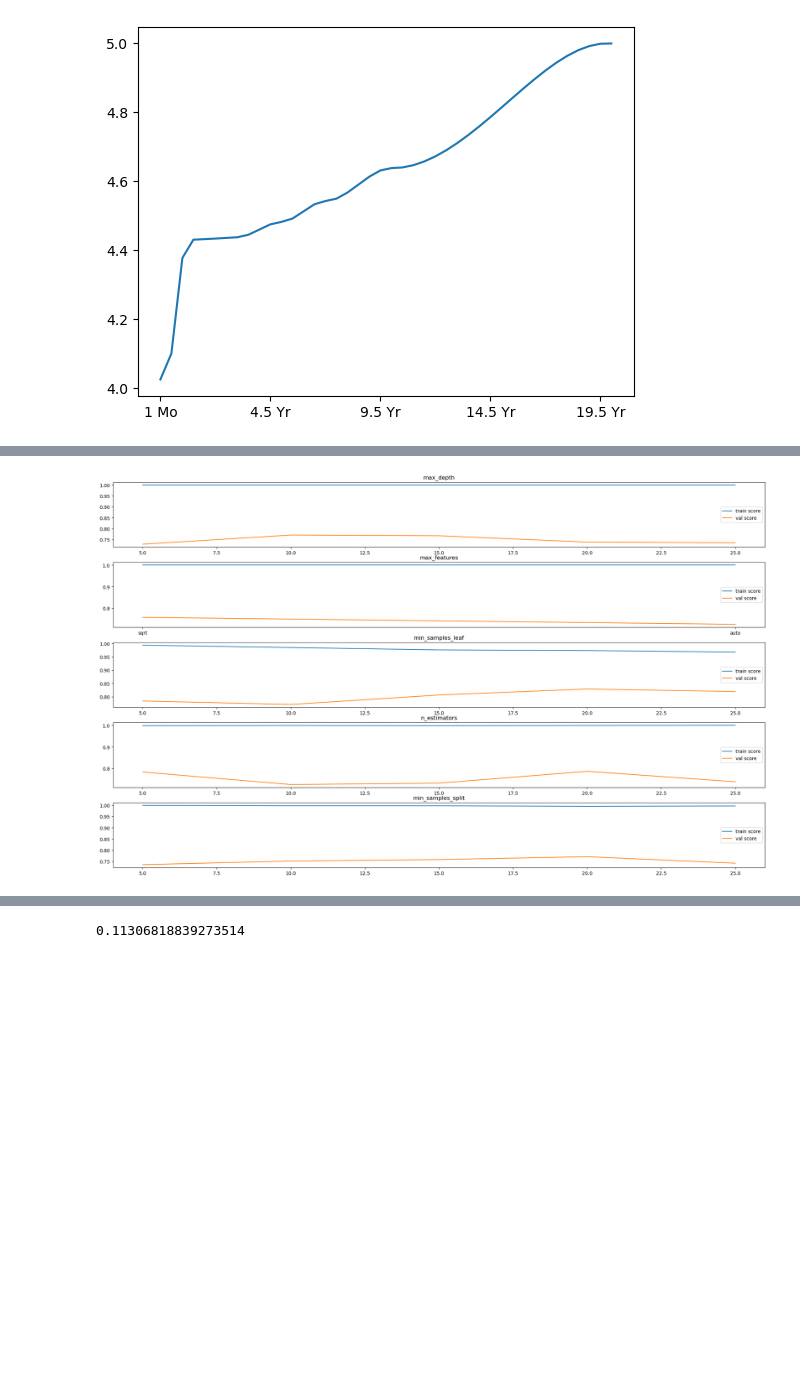
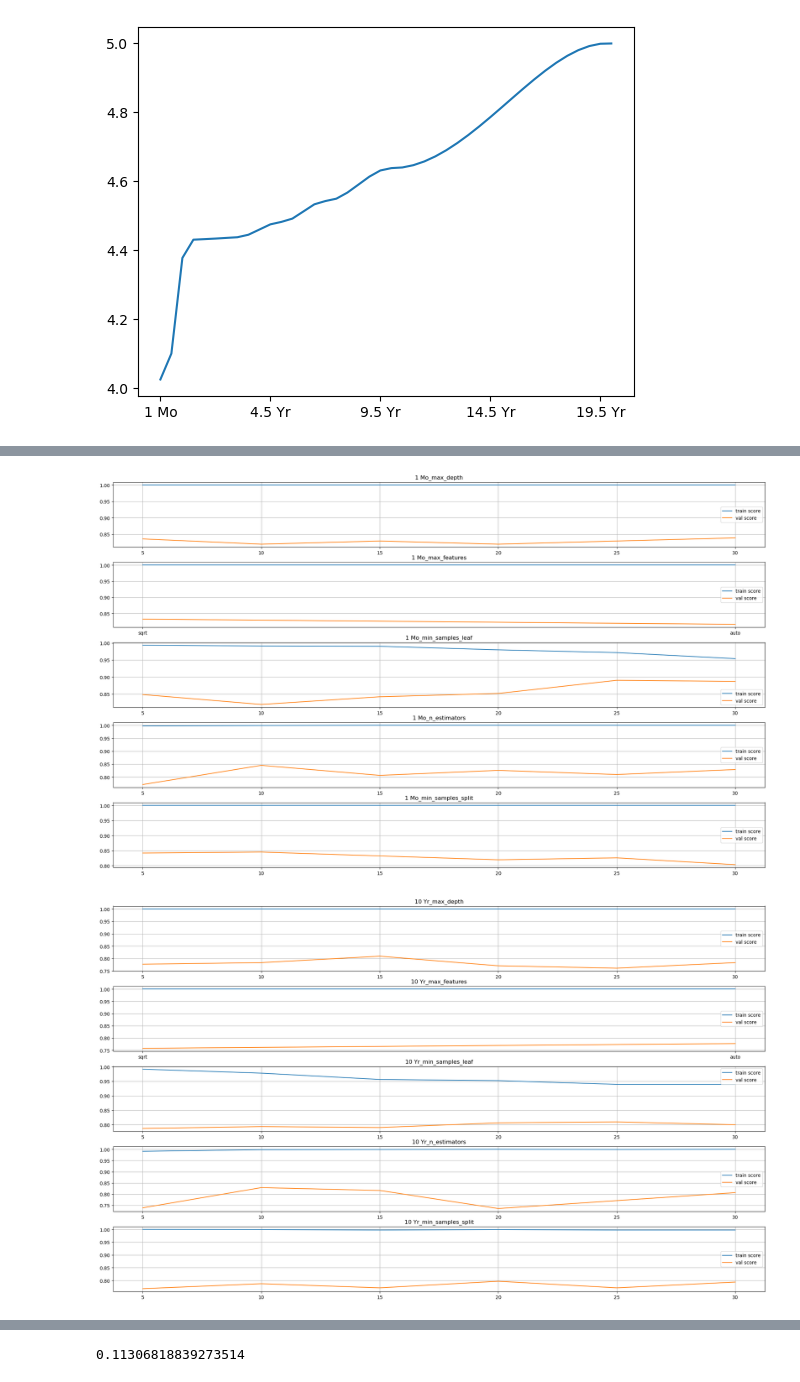
Before and after one commit to Lzhenghong/Quant-Projects, a Jupyter notebook: UST/Yield_Curve_Level_Mean_Reversion/UST_Yield_Curve_Level_Mean_Reversion.ipynb, the cells around one changed output, grey strips where cells are left out. Saved outputs shown, nothing was run; the diff lists cells and outputs as text; code cells hidden in the pictures; blank space fills up the shorter version.

```diff
--- a/UST/Yield_Curve_Level_Mean_Reversion/UST_Yield_Curve_Level_Mean_Reversion.ipynb
+++ b/UST/Yield_Curve_Level_Mean_Reversion/UST_Yield_Curve_Level_Mean_Reversion.ipynb
@@ -167,4 +168,5 @@ tenure_years = {}
 for i in range(len(tenures)):
     tenure_years[tenures[i]] = years[i]
 # %%
-indicators = ['momentum', 'inv_wealth', 'real 5 yr par', 'real 7 yr par', 'real 10 yr par', 'real 20 yr par', 'EFFR', 'level_diff']
+indicators = spots + ['momentum', 'inv_wealth', 'real 5 yr par', 'real 7 yr par', 'real 10 yr par', 'real 20 yr par', 'EFFR'] + [f'{tenure}_level_diff' for tenure in tenures]
+indicators
@@ -197,11 +220,12 @@ data.loc[((data.index >= '2009-01-01') & (data.index < '2015-12-16')) |
 
 # Compare with regime mean
 for i, curve in enumerate([QE_curve, QT_curve, low_rates]):
-    data.loc[data['fed regime']==i, 'level_diff'] = data.loc[data['fed regime']==i, tenures].mean(axis=1) - curve.loc[tenures].mean()
+    for tenure in tenures:
+        data.loc[data['fed regime']==i, f'{tenure}_level_diff'] = data.loc[data['fed regime']==i, tenure] - curve.loc[tenure]
 
-# Signal for all UST Bonds
-data.loc[:, 'signal'] = np.where(data['level_diff'] > 0, 1, 0)
-data.loc[:, 'signal'] = np.where(data['level_diff'] < 0, -1, data['signal'])
+for tenure in tenures:
+    data.loc[:, f'{tenure}_signal'] = np.where(data[f'{tenure}_level_diff'] > 0, 1, 0)
+    data.loc[:, f'{tenure}_signal'] = np.where(data[f'{tenure}_level_diff'] < 0, -1, data[f'{tenure}_signal'])
 
 lagged_indicators = []
 for indicator in indicators:
@@ -218,4 +242,3 @@ for df in dfs:
     for tenure, year in tenure_years.items():
         df.loc[:, f'{tenure} shifted'] = df[tenure].shift(-period+1)
         df.loc[:, f'{tenure} MTM PnL'] = (np.power((1+df[tenure]/100)/(1+df[f'{tenure} shifted']/100), year) - 1).shift(-1)
-    df.loc[:, 'Target'] = df.loc[:, [f'{tenure} MTM PnL' for tenure in tenures]].mean(axis=1)
@@ -240,4 +245,4 @@ See the caveats in the documentation: https://pandas.pydata.org/pandas-docs/stab
 # %%
-train = train.loc[:, lagged_indicators + ['fed regime', 'signal', 'Target']]
+train = train.loc[:, lagged_indicators + [f'{tenure}_signal' for tenure in tenures] + ['fed regime'] + [f'{tenure} MTM PnL' for tenure in tenures]]
 train
 # %% [output]
@@ -258,14 +263,14 @@ train
 # %%
-def plot_validation_curve(data, regime):
+def plot_validation_curve(data, regime, tenure):
     temp = data.loc[data['fed regime']==regime, :]
     temp = temp.iloc[:-period, :]
-    trainx, trainy = temp.loc[:, lagged_indicators], temp.loc[:, ['signal']]
+    trainx, trainy = temp.loc[:, lagged_indicators], temp.loc[:, [f'{tenure}_signal']]
 
-    params = {'max_depth': [i for i in range(0, 30, 5)],
+    params = {'max_depth': [i for i in range(0, 35, 5)],
       'max_features': ['sqrt', 'auto'],
-      'min_samples_leaf': [i for i in range(0, 30, 5)],
-      'n_estimators': [i for i in range(0, 30, 5)],
-     'min_samples_split':[i for i in range(0, 30, 5)]}
+      'min_samples_leaf': [i for i in range(0, 35, 5)],
+      'n_estimators': [i for i in range(0, 35, 5)],
+     'min_samples_split':[i for i in range(0, 35, 5)]}
 
     scores = {}
 
@@ -286,9 +291,12 @@ def plot_validation_curve(data, regime):
         ax[counter].plot(params[param_name], np.mean(val_scores[0], axis=1), label='train score')
         ax[counter].plot(params[param_name], np.mean(val_scores[1], axis=1), label='val score')
         ax[counter].legend()
-        ax[counter].set_title(param_name)
+        ax[counter].set_title(f'{tenure}_{param_name}')
+        ax[counter].grid(visible=True)
         counter += 1
 # %%
-plot_validation_curve(train, 0)
+for tenure in tenures:
+    plot_validation_curve(train, 0, tenure)
 # %% [output]
-[figure, old version]
+[figure, new version]
+[figure, added]
```
Also changed, not shown: parts of 34 cells of this notebook, 4 other files.
